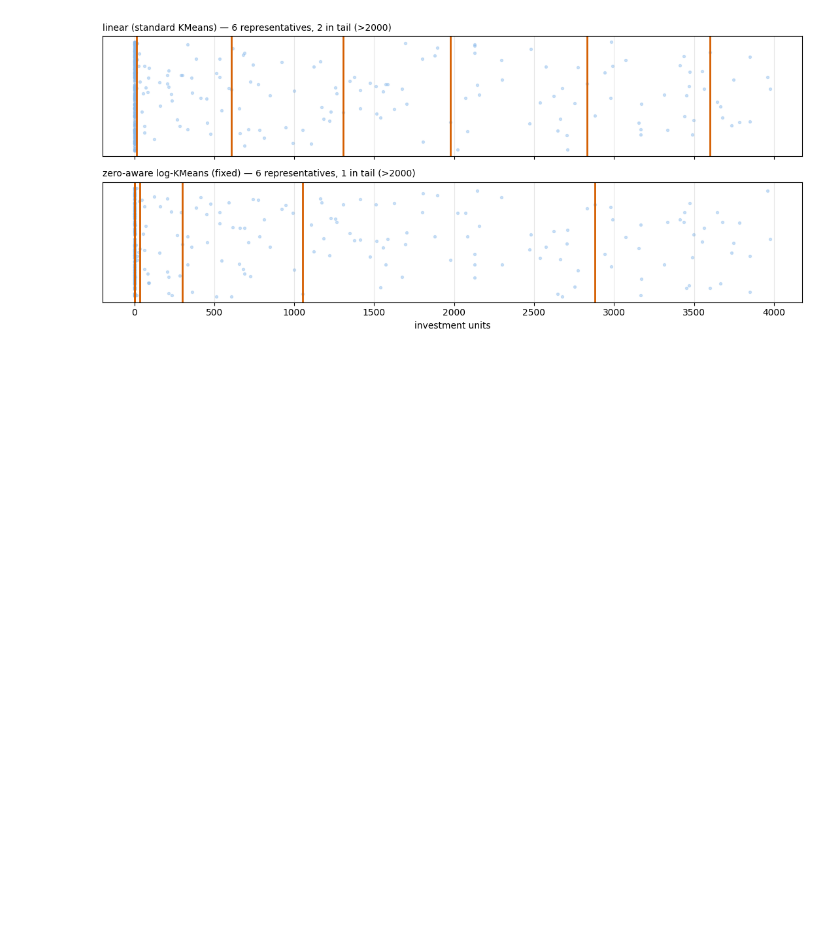
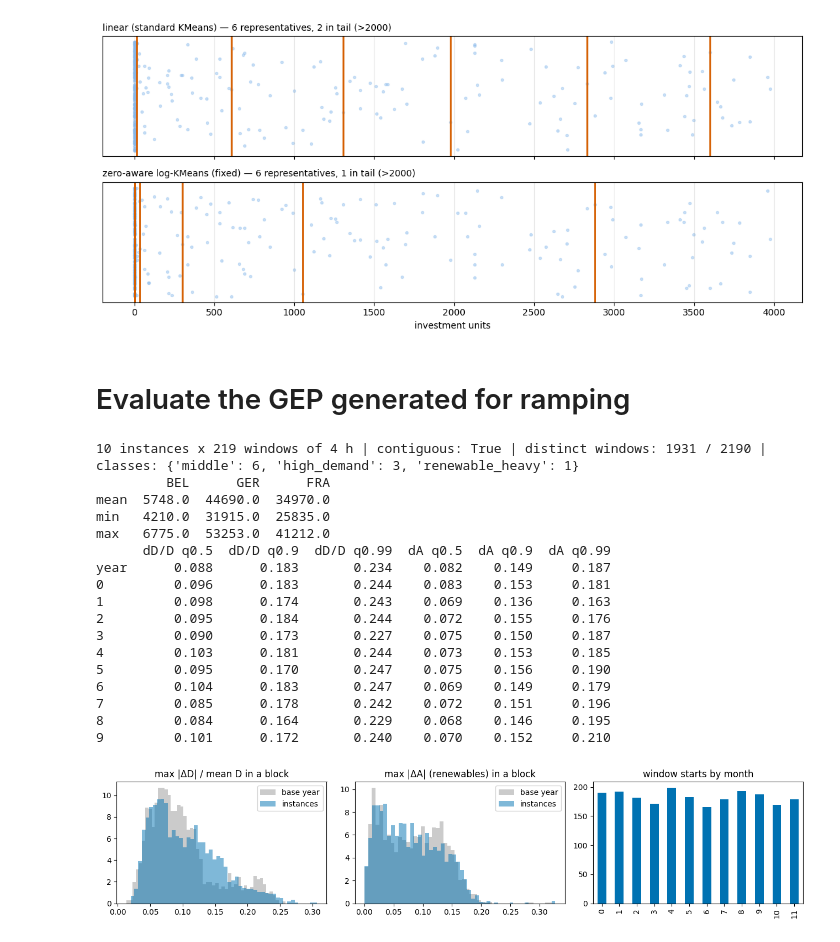
Before and after one commit to PeterrHH/ML-Enhanced-Benders, a Jupyter notebook: train_data.ipynb, the cells around one changed output. Cells and saved outputs as stored; diff of their text form; code cells hidden in the pictures; blank space fills up the shorter version.

Commit message:
update on GEP with ramping

```diff
--- a/train_data.ipynb
+++ b/train_data.ipynb
@@ -993,3 +993,74 @@ plt.tight_layout()
 plt.show()
 # %% [output]
 [figure]
+# %% [markdown]
+# Evaluate the GEP generated for ramping
+# %%
+# --- Ramping instances: coverage of the year and steepness of the windows -----------------
+DIR_R = "data/GEP_perturb_mix_N3_G6_L3_H876_B4"
+man_r  = pd.DataFrame(pickle.load(open(f"{DIR_R}/manifest.pkl", "rb")))
+inst_r = [pickle.load(open(p, "rb")) for p in sorted(glob.glob(f"{DIR_R}/gep_instance_*.pkl"))]
+B = int(man_r.ramp_block_hours[0])
+RENEW = ("SunPV", "WindOn", "WindOff")
+
+def block_steps(x, B):
+    """Largest hour-to-hour change inside each B-hour block. x: [T, k] -> [T // B]."""
+    return np.abs(np.diff(x.reshape(-1, B, x.shape[1]), axis=1)).max(axis=(1, 2))
+
+def demand_avail(get_D, get_A, N, G, T):
+    """Demand (relative to its mean) and renewable availability as [T, N] and [T, renewables]."""
+    D = np.array([[get_D(n, t) for n in N] for t in T])
+    A = np.array([[get_A(g, t) for g in G if g[1] in RENEW] for t in T])
+    return D / D.mean(0), A
+
+# windows: contiguous, and how much of the year they cover
+win = np.stack([np.reshape(h, (-1, B)) for h in man_r.drawn_hours])           # [instance, window, B]
+print(f"{len(inst_r)} instances x {win.shape[1]} windows of {B} h | contiguous: {(np.diff(win, axis=2) == 1).all()} | "
+      f"distinct windows: {len(np.unique(win[..., 0]))} / {win[..., 0].size} | classes: {man_r['class'].value_counts().to_dict()}")
+print(pd.DataFrame([nodal_mean_demand(g) for g in inst_r]).describe().loc[["mean", "min", "max"]].round(0))
+
+# steepness of the drawn windows against all B-hour blocks of the base year
+base = parse_config("configs/config.toml")["experiment"]["experiments"][0]
+dem_y = base["demand_data"].set_index(["Country", "Time"])["Demand_MW"]
+ava_y = base["generation_availability_data"].set_index(["Country", "Technology", "Time"])["Availability_pu"]
+g0 = inst_r[0]
+D_y, A_y = demand_avail(lambda n, t: dem_y[(n, t)], lambda g, t: ava_y.get((*g, t), 1.0), g0.N, g0.G, range(1, 8761))
+steep = {"year": (block_steps(D_y, B), block_steps(A_y, B))}
+for i, g in enumerate(inst_r):
+    T = sorted({t for (_, t) in g.pDemand})
+    D, A = demand_avail(lambda n, t: g.pDemand[(n, t)], lambda x, t: g.pGenAva.get((*x, t), 1.0), g.N, g.G, T)
+    steep[i] = (block_steps(D, B), block_steps(A, B))
+
+q = [0.5, 0.9, 0.99]
+print(pd.DataFrame({k: np.r_[np.quantile(d, q), np.quantile(a, q)] for k, (d, a) in steep.items()},
+                   index=[f"dD/D q{x}" for x in q] + [f"dA q{x}" for x in q]).round(3).T)
+
+fig, ax = plt.subplots(1, 3, figsize=(13, 3))
+inst_d = np.concatenate([d for k, (d, _) in steep.items() if k != "year"])
+inst_a = np.concatenate([a for k, (_, a) in steep.items() if k != "year"])
+for j, (yr, ins, title) in enumerate([(steep["year"][0], inst_d, "max |ΔD| / mean D in a block"),
+                                     (steep["year"][1], inst_a, "max |ΔA| (renewables) in a block")]):
+    ax[j].hist(yr, bins=50, density=True, alpha=.5, color=OI["grey"], label="base year")
+    ax[j].hist(ins, bins=50, density=True, alpha=.5, color=OI["blue"], label="instances")
+    ax[j].set_title(title); ax[j].legend()
+pd.Series((win[..., 0].ravel() - 1) // 730).value_counts().sort_index().plot.bar(ax=ax[2], color=OI["blue"], title="window starts by month")
+plt.tight_layout(); plt.show()
+# %% [output]
+10 instances x 219 windows of 4 h | contiguous: True | distinct windows: 1931 / 2190 | classes: {'middle': 6, 'high_demand': 3, 'renewable_heavy': 1}
+         BEL      GER      FRA
+mean  5748.0  44690.0  34970.0
+min   4210.0  31915.0  25835.0
+max   6775.0  53253.0  41212.0
+      dD/D q0.5  dD/D q0.9  dD/D q0.99  dA q0.5  dA q0.9  dA q0.99
+year      0.088      0.183       0.234    0.082    0.149     0.187
+0         0.096      0.183       0.244    0.083    0.153     0.181
+1         0.098      0.174       0.243    0.069    0.136     0.163
+2         0.095      0.184       0.244    0.072    0.155     0.176
+3         0.090      0.173       0.227    0.075    0.150     0.187
+4         0.103      0.181       0.244    0.073    0.153     0.185
+5         0.095      0.170       0.247    0.075    0.156     0.190
+6         0.104      0.183       0.247    0.069    0.149     0.179
+7         0.085      0.178       0.242    0.072    0.151     0.196
+8         0.084      0.164       0.229    0.068    0.146     0.195
+9         0.101      0.172       0.240    0.070    0.152     0.210
+[figure, added]
```
Also changed, not shown: parts of 3 cells of this notebook, 13 other files.
